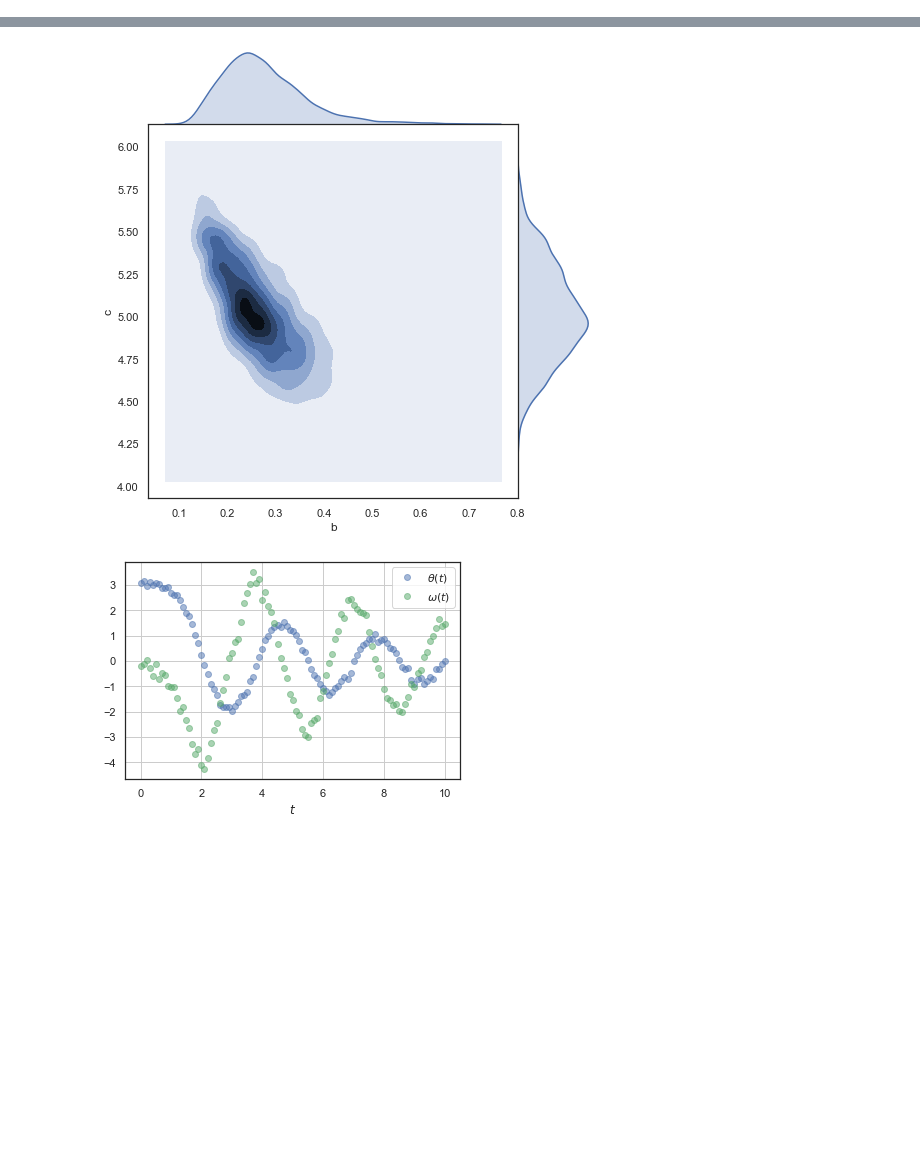
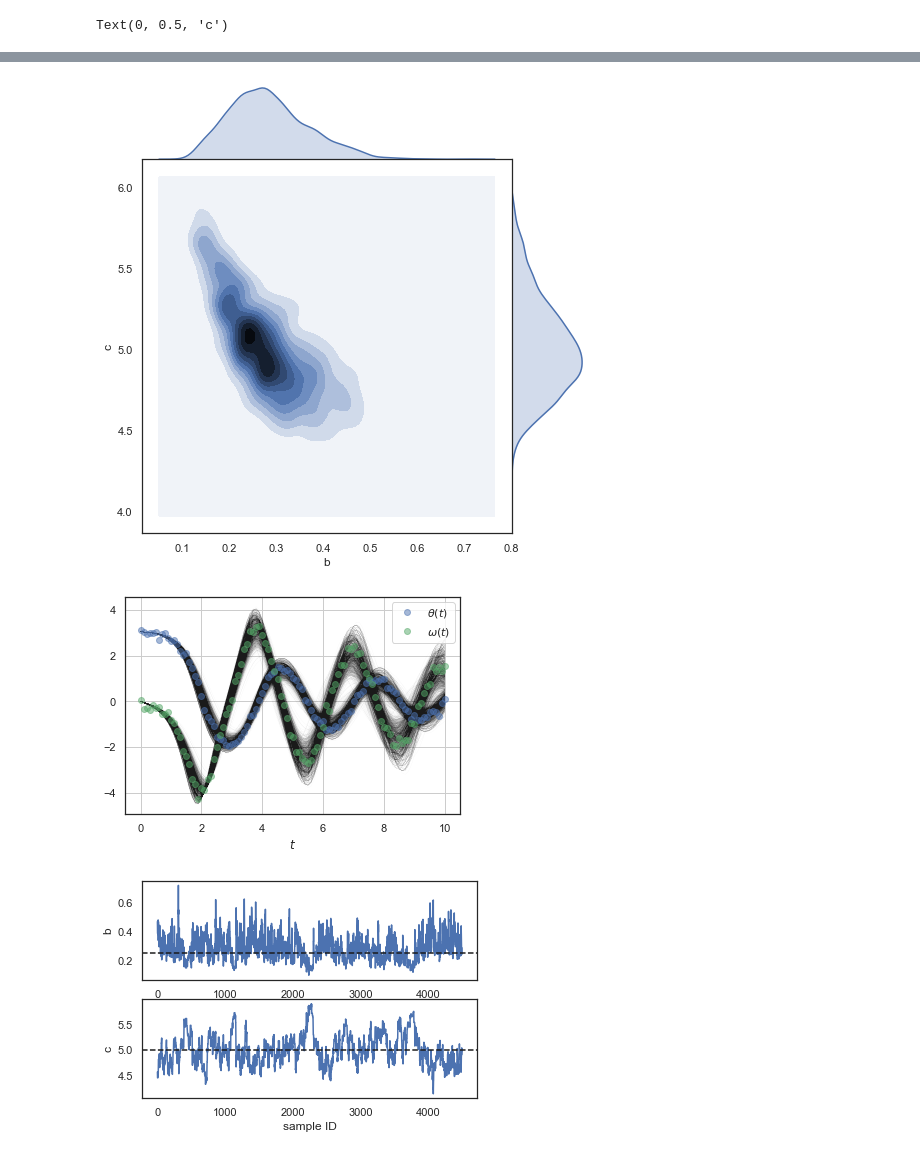
Before and after one commit to apallath/ENM531, a Jupyter notebook: Week11/Pendulum_MCMC.ipynb, the cells around one changed output, grey strips where cells are left out. Drawn from its saved outputs; the diff is of its cells as text; code cells hidden in the pictures; blank space fills up the shorter version.

```diff
--- a/Week11/Pendulum_MCMC.ipynb
+++ b/Week11/Pendulum_MCMC.ipynb
@@ -64,8 +64,8 @@ class ODEfit:
 # %%
 # Define dynamics
 def pendulum(x, t, b, c):
-    theta, omega = x
-    dxdt = [omega, -b*omega - c*np.sin(theta)]
+    phi, omega = x
+    dxdt = [omega, -b*omega - c*np.sin(phi)]
     return dxdt
 # %%
 # True parameters
@@ -113,13 +137,26 @@ g = sns.jointplot(df['b'], df['c'], kind="kde", height=7, space=0)
 # plt.savefig('./jointplot.png', dpi = 300)
 
 plt.figure()
-# for i in range(num_samples):
-#     plt.plot(t, X_pred[i][:, 0], 'k', linewidth = 0.05, alpha = 0.2)
-#     plt.plot(t, X_pred[i][:, 1], 'k', linewidth = 0.05, alpha = 0.2)
+for i in range(num_samples):
+    plt.plot(t, X_pred[i][:, 0], 'k', linewidth = 0.05, alpha = 0.2)
+    plt.plot(t, X_pred[i][:, 1], 'k', linewidth = 0.05, alpha = 0.2)
 plt.plot(t, X[:, 0], 'bo', label=r'$\theta(t)$', alpha = 0.5)
 plt.plot(t, X[:, 1], 'go', label=r'$\omega(t)$', alpha = 0.5)
 plt.legend(loc='best')
 plt.xlabel(r'$t$')
 plt.grid()
 # plt.savefig('./time-series.png', dpi = 300)
+
+plt.figure()
+plt.subplot(2,1,1)
+plt.plot(samples[:,0,0])
+plt.axhline(b, color='k', linestyle='--')
+plt.xlabel('sample ID')
+plt.ylabel('b')
+plt.subplot(2,1,2)
+plt.plot(samples[:,0,1])
+plt.axhline(c, color='k', linestyle='--')
+plt.xlabel('sample ID')
+plt.ylabel('c')
 # %% [output]
+Text(0, 0.5, 'c')
@@ -127,2 +164,3 @@ plt.grid()
-[figure, old version]
+[figure, new version]
-[figure, old version]
+[figure, new version]
+[figure, added]
```
Also changed, not shown: parts of 4 cells of this notebook, 7 other files.
